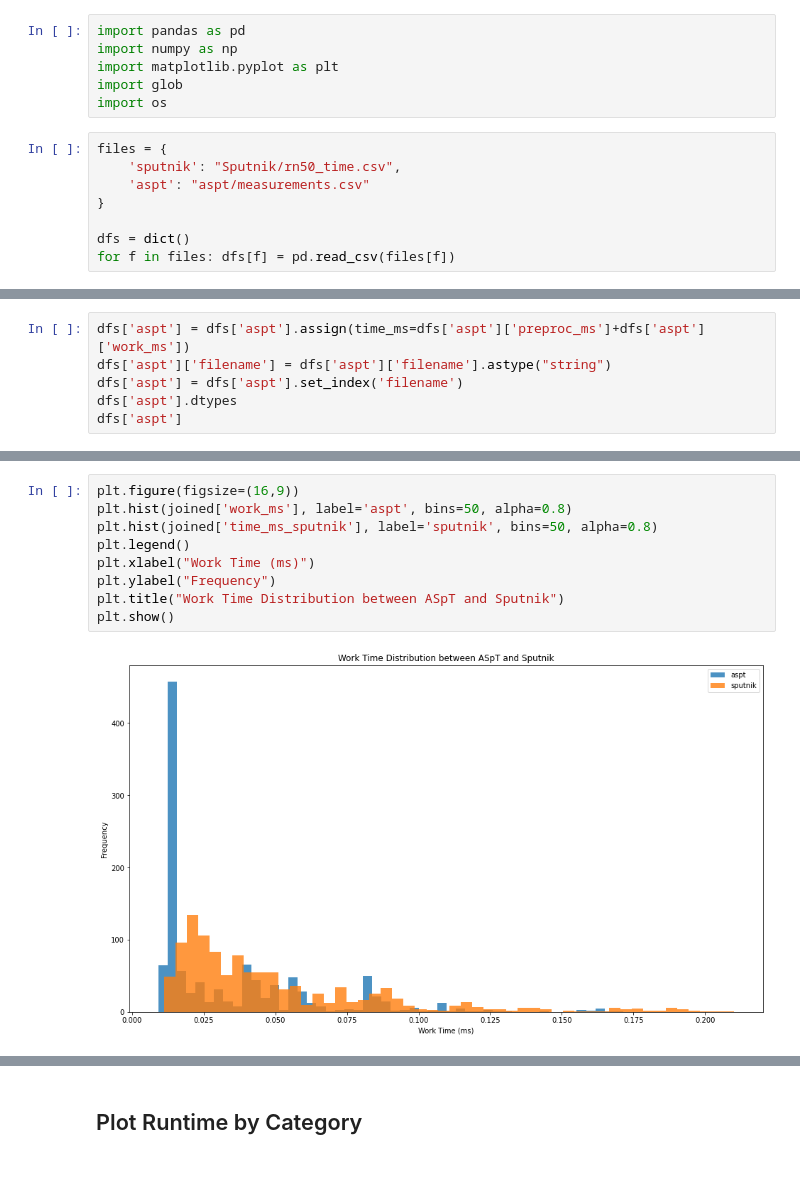
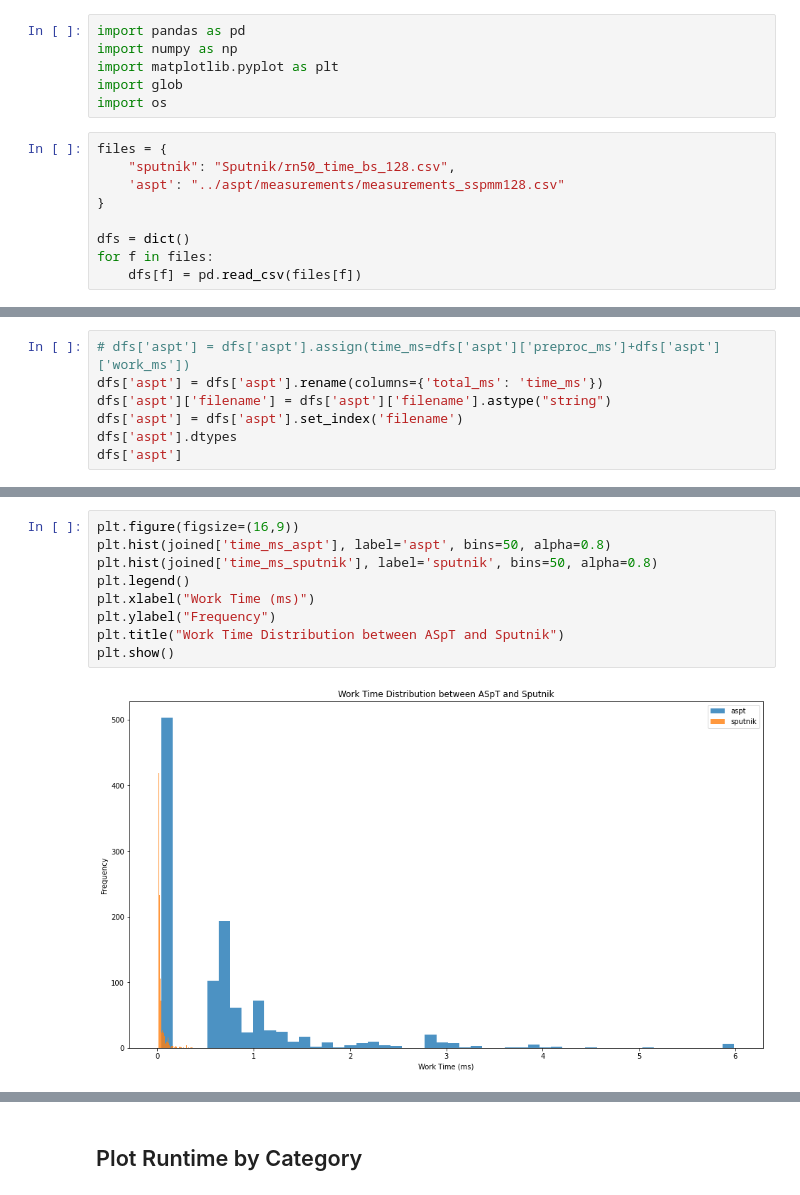
Before and after one commit to AdamAdli/cuda-benchmarks, a Jupyter notebook: benchmark/benchmark_plot.ipynb, the cells around one changed output, grey strips where cells are left out. Drawn from its saved outputs; the diff is of its cells as text.

Commit message:
Added updated plots for batch sizes 32 and 128

```diff
--- a/benchmark/benchmark_plot.ipynb
+++ b/benchmark/benchmark_plot.ipynb
@@ -6,12 +6,13 @@ import glob
 import os
 # %%
 files = {
-    'sputnik': "Sputnik/rn50_time.csv",
-    'aspt': "aspt/measurements.csv"
+    "sputnik": "Sputnik/rn50_time_bs_128.csv",
+    'aspt': "../aspt/measurements/measurements_sspmm128.csv"
 }
 
 dfs = dict()
-for f in files: dfs[f] = pd.read_csv(files[f])
+for f in files:
+    dfs[f] = pd.read_csv(files[f])
 # %%
 dfs['sputnik'] = dfs['sputnik'].iloc[: , 1:]
 dfs['sputnik']['filename'] = dfs['sputnik']['filename'].astype("string")
@@ -35,6 +36,7 @@ dfs['sputnik']
 1130 rows × 1 columns
 # %%
-dfs['aspt'] = dfs['aspt'].assign(time_ms=dfs['aspt']['preproc_ms']+dfs['aspt']['work_ms'])
+# dfs['aspt'] = dfs['aspt'].assign(time_ms=dfs['aspt']['preproc_ms']+dfs['aspt']['work_ms'])
+dfs['aspt'] = dfs['aspt'].rename(columns={'total_ms': 'time_ms'})
 dfs['aspt']['filename'] = dfs['aspt']['filename'].astype("string")
 dfs['aspt'] = dfs['aspt'].set_index('filename')
 dfs['aspt'].dtypes
@@ -75,13 +77,13 @@ joined
 # %%
 plt.figure(figsize=(16,9))
-plt.hist(joined['work_ms'], label='aspt', bins=50, alpha=0.8)
+plt.hist(joined['time_ms_aspt'], label='aspt', bins=50, alpha=0.8)
 plt.hist(joined['time_ms_sputnik'], label='sputnik', bins=50, alpha=0.8)
 plt.legend()
 plt.xlabel("Work Time (ms)")
 plt.ylabel("Frequency")
 plt.title("Work Time Distribution between ASpT and Sputnik")
 plt.show()
 # %% [output]
-[figure, old version]
+[figure, new version]
 # %%
 plt.figure(figsize=(10,9))
```
Also changed, not shown: parts of 9 cells of this notebook.
